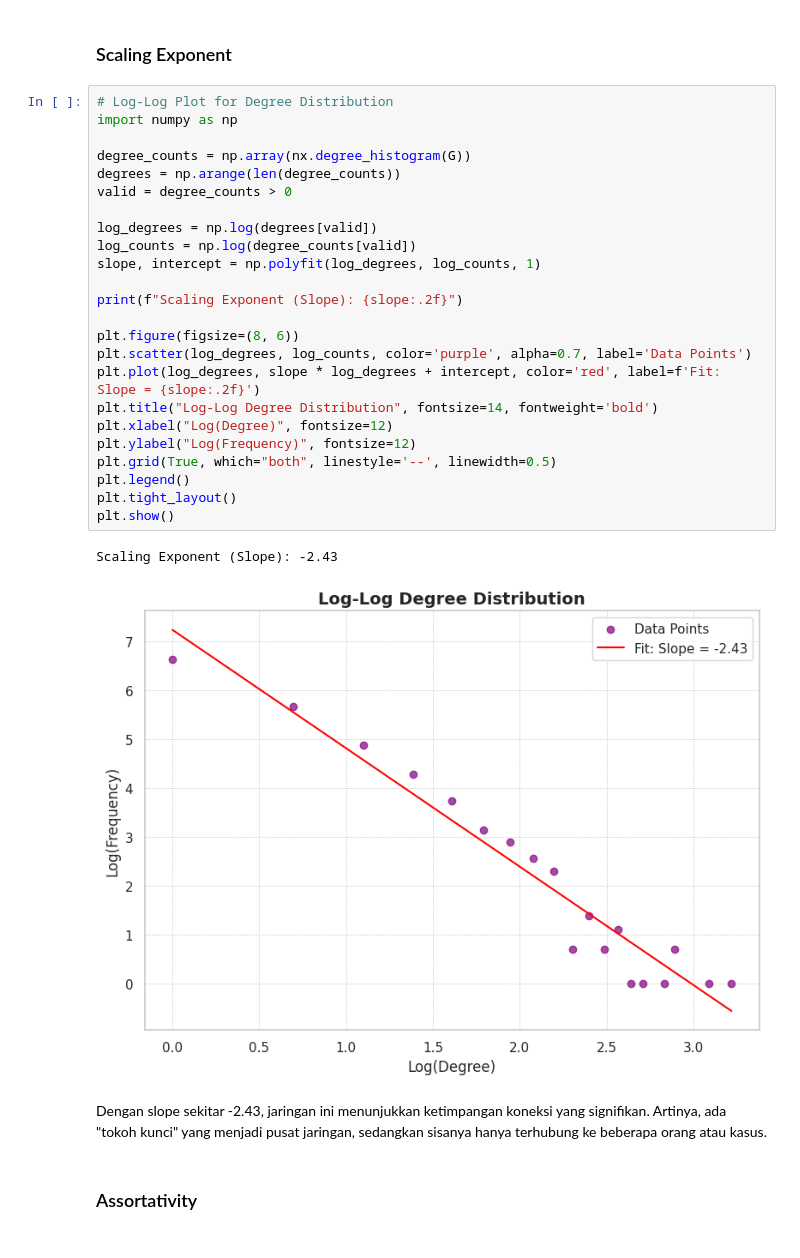
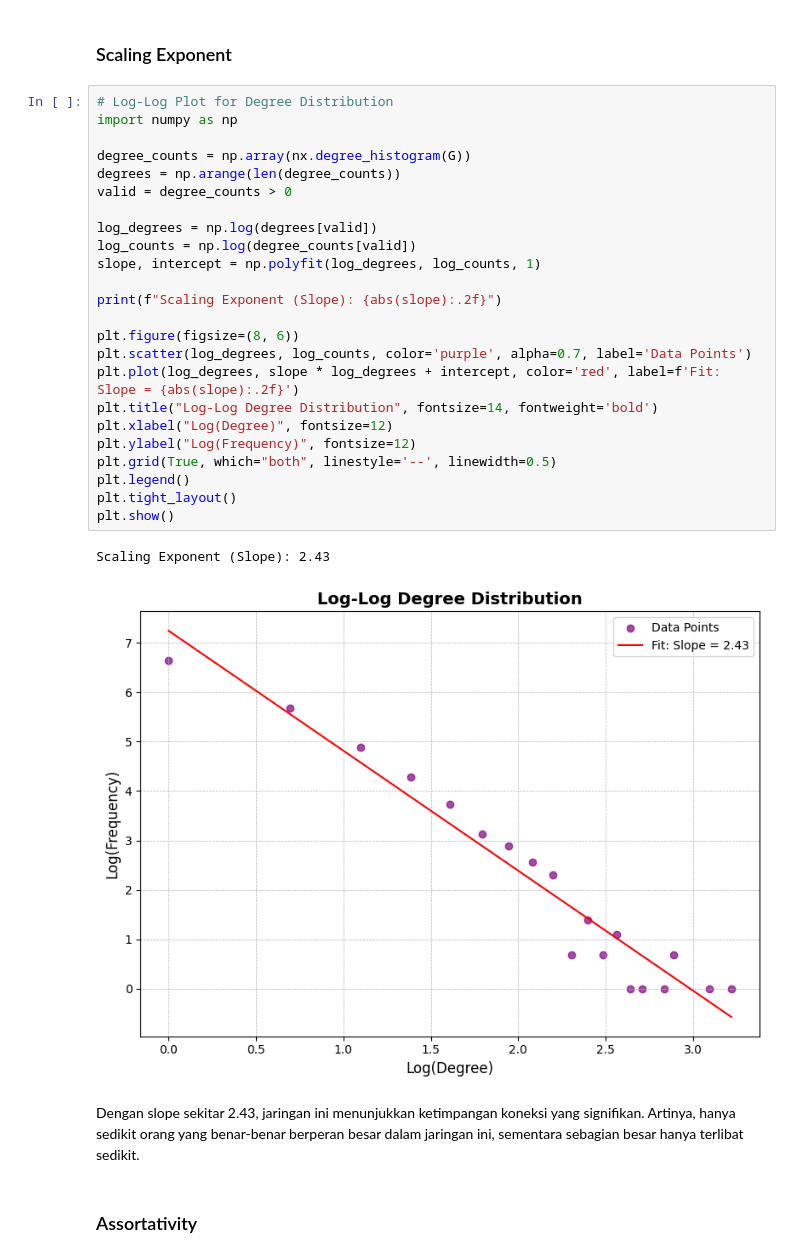
Before and after one commit to clevegiosiaa/network-graph, a Jupyter notebook: 212100125_UAS_Topik_dalam_Big_Data_Analytics.ipynb, the cells around one changed output. Drawn from its saved outputs; the diff is of its cells as text.

```diff
--- a/212100125_UAS_Topik_dalam_Big_Data_Analytics.ipynb
+++ b/212100125_UAS_Topik_dalam_Big_Data_Analytics.ipynb
@@ -477,32 +557,32 @@ Dengan nilai Average Path Length 12.96, ini menunjukkan informasi atau koneksi a
 # %%
 # Log-Log Plot for Degree Distribution
 import numpy as np
 
 degree_counts = np.array(nx.degree_histogram(G))
 degrees = np.arange(len(degree_counts))
 valid = degree_counts > 0
 
 log_degrees = np.log(degrees[valid])
 log_counts = np.log(degree_counts[valid])
 slope, intercept = np.polyfit(log_degrees, log_counts, 1)
 
-print(f"Scaling Exponent (Slope): {slope:.2f}")
+print(f"Scaling Exponent (Slope): {abs(slope):.2f}")
 
 plt.figure(figsize=(8, 6))
 plt.scatter(log_degrees, log_counts, color='purple', alpha=0.7, label='Data Points')
-plt.plot(log_degrees, slope * log_degrees + intercept, color='red', label=f'Fit: Slope = {slope:.2f}')
+plt.plot(log_degrees, slope * log_degrees + intercept, color='red', label=f'Fit: Slope = {abs(slope):.2f}')
 plt.title("Log-Log Degree Distribution", fontsize=14, fontweight='bold')
 plt.xlabel("Log(Degree)", fontsize=12)
 plt.ylabel("Log(Frequency)", fontsize=12)
 plt.grid(True, which="both", linestyle='--', linewidth=0.5)
 plt.legend()
 plt.tight_layout()
 plt.show()
 # %% [output]
-Scaling Exponent (Slope): -2.43
+Scaling Exponent (Slope): 2.43
-[figure, old version]
+[figure, new version]
 # %% [markdown]
-Dengan slope sekitar -2.43, jaringan ini menunjukkan ketimpangan koneksi yang signifikan. Artinya, ada "tokoh kunci" yang menjadi pusat jaringan, sedangkan sisanya hanya terhubung ke beberapa orang atau kasus.
+Dengan slope sekitar 2.43, jaringan ini menunjukkan ketimpangan koneksi yang signifikan. Artinya, hanya sedikit orang yang benar-benar berperan besar dalam jaringan ini, sementara sebagian besar hanya terlibat sedikit.
 # %% [markdown]
 ### Assortativity
 # %%
```
Also changed, not shown: parts of 17 cells of this notebook.
